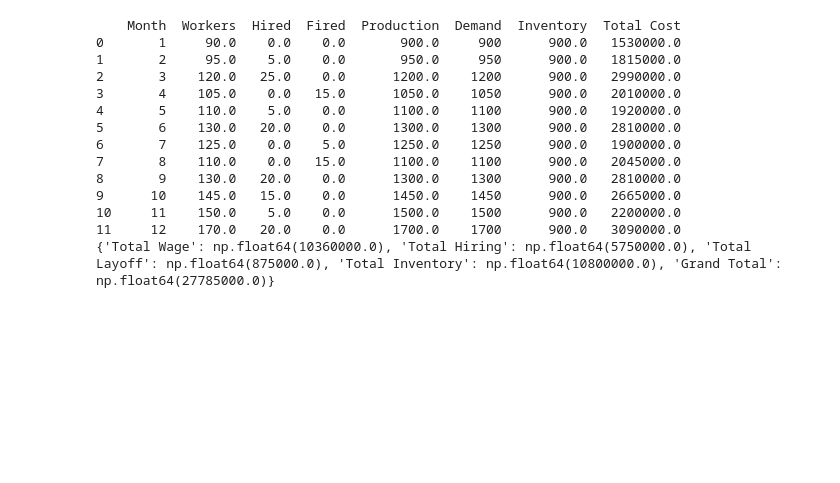
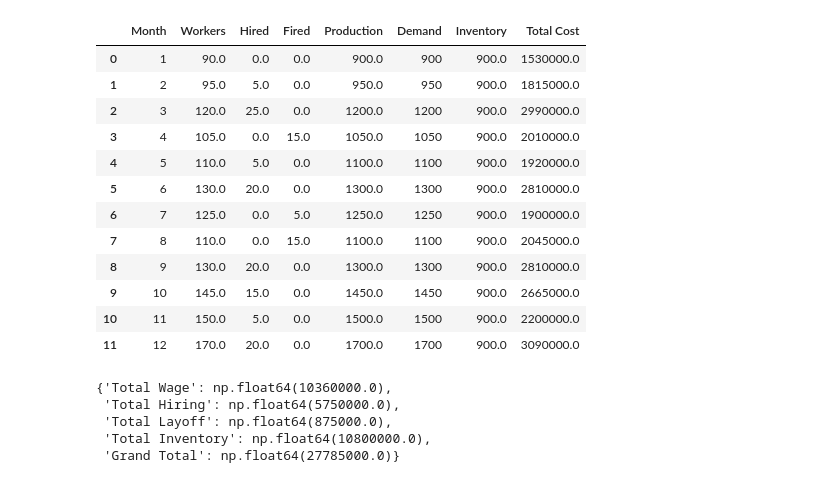
Before and after one commit to amathie5/PPS-Project-, a Jupyter notebook: pps_project_v1.ipynb, the cells around one changed output. Drawn from its saved outputs; the diff is of its cells as text; code cells hidden in the pictures; blank space fills up the shorter version.

```diff
--- a/pps_project_v1.ipynb
+++ b/pps_project_v1.ipynb
@@ -144,20 +148,24 @@ print(level_cost)
 # %%
 chase_table, chase_cost = simulate_plan("chase")
 
-print(chase_table)
-print(chase_cost)
+display(chase_table)
+display(chase_cost)
 # %% [output]
+|  | Month | Workers | Hired | Fired | Production | Demand | Inventory | Total Cost |
+| 0 | 1 | 90.0 | 0.0 | 0.0 | 900.0 | 900 | 900.0 | 1530000.0 |
+| 1 | 2 | 95.0 | 5.0 | 0.0 | 950.0 | 950 | 900.0 | 1815000.0 |
+| 2 | 3 | 120.0 | 25.0 | 0.0 | 1200.0 | 1200 | 900.0 | 2990000.0 |
+| 3 | 4 | 105.0 | 0.0 | 15.0 | 1050.0 | 1050 | 900.0 | 2010000.0 |
+| 4 | 5 | 110.0 | 5.0 | 0.0 | 1100.0 | 1100 | 900.0 | 1920000.0 |
+| 5 | 6 | 130.0 | 20.0 | 0.0 | 1300.0 | 1300 | 900.0 | 2810000.0 |
+| 6 | 7 | 125.0 | 0.0 | 5.0 | 1250.0 | 1250 | 900.0 | 1900000.0 |
+| 7 | 8 | 110.0 | 0.0 | 15.0 | 1100.0 | 1100 | 900.0 | 2045000.0 |
+| 8 | 9 | 130.0 | 20.0 | 0.0 | 1300.0 | 1300 | 900.0 | 2810000.0 |
+| 9 | 10 | 145.0 | 15.0 | 0.0 | 1450.0 | 1450 | 900.0 | 2665000.0 |
+| 10 | 11 | 150.0 | 5.0 | 0.0 | 1500.0 | 1500 | 900.0 | 2200000.0 |
+| 11 | 12 | 170.0 | 20.0 | 0.0 | 1700.0 | 1700 | 900.0 | 3090000.0 |
-    Month  Workers  Hired  Fired  Production  Demand  Inventory  Total Cost
-0       1     90.0    0.0    0.0       900.0     900      900.0   1530000.0
-1       2     95.0    5.0    0.0       950.0     950      900.0   1815000.0
-2       3    120.0   25.0    0.0      1200.0    1200      900.0   2990000.0
-3       4    105.0    0.0   15.0      1050.0    1050      900.0   2010000.0
-4       5    110.0    5.0    0.0      1100.0    1100      900.0   1920000.0
-5       6    130.0   20.0    0.0      1300.0    1300      900.0   2810000.0
-6       7    125.0    0.0    5.0      1250.0    1250      900.0   1900000.0
-7       8    110.0    0.0   15.0      1100.0    1100      900.0   2045000.0
-8       9    130.0   20.0    0.0      1300.0    1300      900.0   2810000.0
-9      10    145.0   15.0    0.0      1450.0    1450      900.0   2665000.0
-10     11    150.0    5.0    0.0      1500.0    1500      900.0   2200000.0
-11     12    170.0   20.0    0.0      1700.0    1700      900.0   3090000.0
-{'Total Wage': np.float64(10360000.0), 'Total Hiring': np.float64(5750000.0), 'Total Layoff': np.float64(875000.0), 'Total Inventory': np.float64(10800000.0), 'Grand Total': np.float64(27785000.0)}
+{'Total Wage': np.float64(10360000.0),
+ 'Total Hiring': np.float64(5750000.0),
+ 'Total Layoff': np.float64(875000.0),
+ 'Total Inventory': np.float64(10800000.0),
+ 'Grand Total': np.float64(27785000.0)}
```
Also changed, not shown: parts of 2 cells of this notebook.
